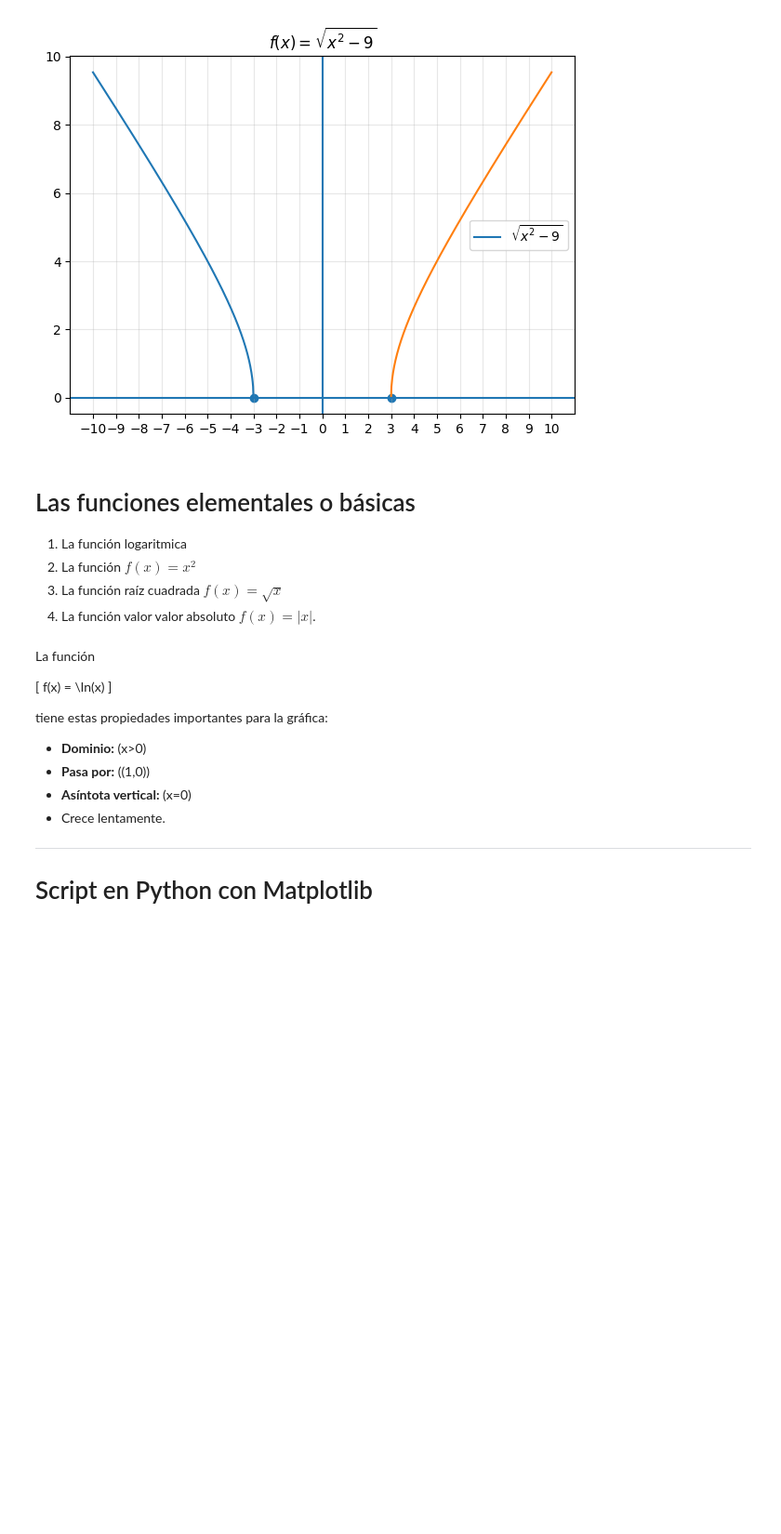
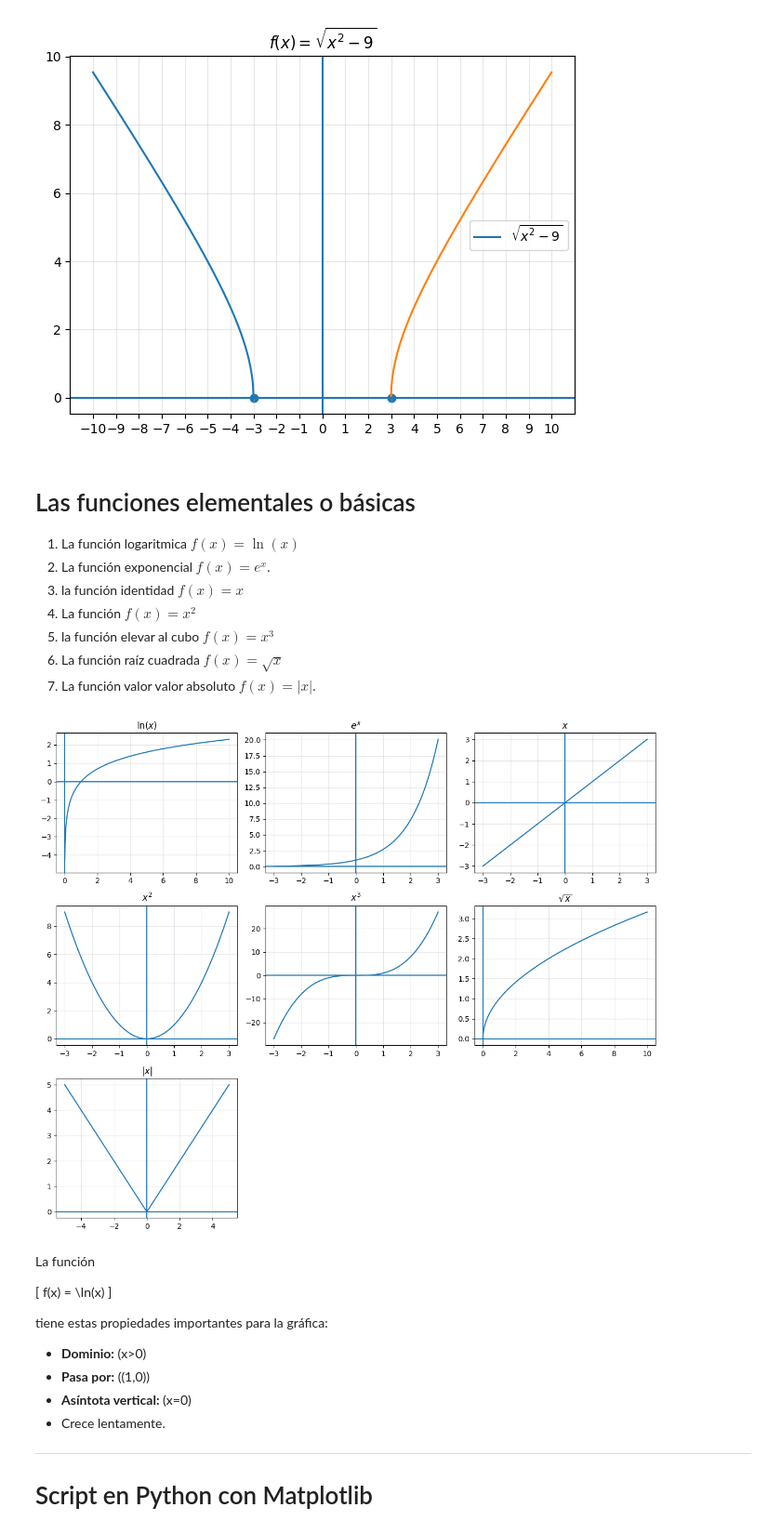
Before and after one commit to marco-canas/investigacion_en_asesoria, a Jupyter notebook: 9_calculo_diferencial/2_funcions_dominio_rango/funcionea_dominio_rango.ipynb, the cells around one changed output. Shown at 93% size. Saved outputs shown, nothing was run; the diff lists cells and outputs as text; code cells hidden in the pictures; blank space fills up the shorter version.

```diff
--- a/9_calculo_diferencial/2_funcions_dominio_rango/funcionea_dominio_rango.ipynb
+++ b/9_calculo_diferencial/2_funcions_dominio_rango/funcionea_dominio_rango.ipynb
@@ -288,10 +288,76 @@ plt.show()
 # %% [markdown]
 # Las funciones elementales o básicas
 
-1. La función logaritmica
-2. La función $f(x) = x^{2}$
-3. La función raíz cuadrada $f(x) = \sqrt{x}$
-4. La función valor valor absoluto $f(x) = |x|$.
+1. La función logaritmica $f(x) = \ln (x)$
+2. La función exponencial $f(x) = e^{x}$.
+3. la función identidad $f(x) = x$
+4. La función $f(x) = x^{2}$
+5. la función elevar al cubo $f(x) = x^{3}$
+6. La función raíz cuadrada $f(x) = \sqrt{x}$
+7. La función valor valor absoluto $f(x) = |x|$.
+# %%
+import numpy as np
+import matplotlib.pyplot as plt
+
+fig, axs = plt.subplots(3, 3, figsize=(12,10))
+
+# 1 Logaritmo
+x = np.linspace(0.01,10,400)
+axs[0,0].plot(x, np.log(x))
+axs[0,0].set_title(r"$\ln(x)$")
+axs[0,0].axhline(0)
+axs[0,0].axvline(0)
+
+# 2 Exponencial
+x = np.linspace(-3,3,400)
+axs[0,1].plot(x, np.exp(x))
+axs[0,1].set_title(r"$e^x$")
+axs[0,1].axhline(0)
+axs[0,1].axvline(0)
+
+# 3 Identidad
+axs[0,2].plot(x, x)
+axs[0,2].set_title(r"$x$")
+axs[0,2].axhline(0)
+axs[0,2].axvline(0)
+
+# 4 Cuadrática
+axs[1,0].plot(x, x**2)
+axs[1,0].set_title(r"$x^2$")
+axs[1,0].axhline(0)
+axs[1,0].axvline(0)
+
+# 5 Cúbica
+axs[1,1].plot(x, x**3)
+axs[1,1].set_title(r"$x^3$")
+axs[1,1].axhline(0)
+axs[1,1].axvline(0)
+
+# 6 Raíz
+x = np.linspace(0,10,400)
+axs[1,2].plot(x, np.sqrt(x))
+axs[1,2].set_title(r"$\sqrt{x}$")
+axs[1,2].axhline(0)
+axs[1,2].axvline(0)
+
+# 7 Valor absoluto
+x = np.linspace(-5,5,400)
+axs[2,0].plot(x, np.abs(x))
+axs[2,0].set_title(r"$|x|$")
+axs[2,0].axhline(0)
+axs[2,0].axvline(0)
+
+# Quitar dos espacios vacíos
+axs[2,1].axis("off")
+axs[2,2].axis("off")
+
+for ax in axs.flat:
+    ax.grid(alpha=0.3)
+
+plt.tight_layout()
+plt.show()
+# %% [output]
+[figure, added]
 # %% [markdown]
 La función
 
```
Also changed, not shown: parts of 2 cells of this notebook.
